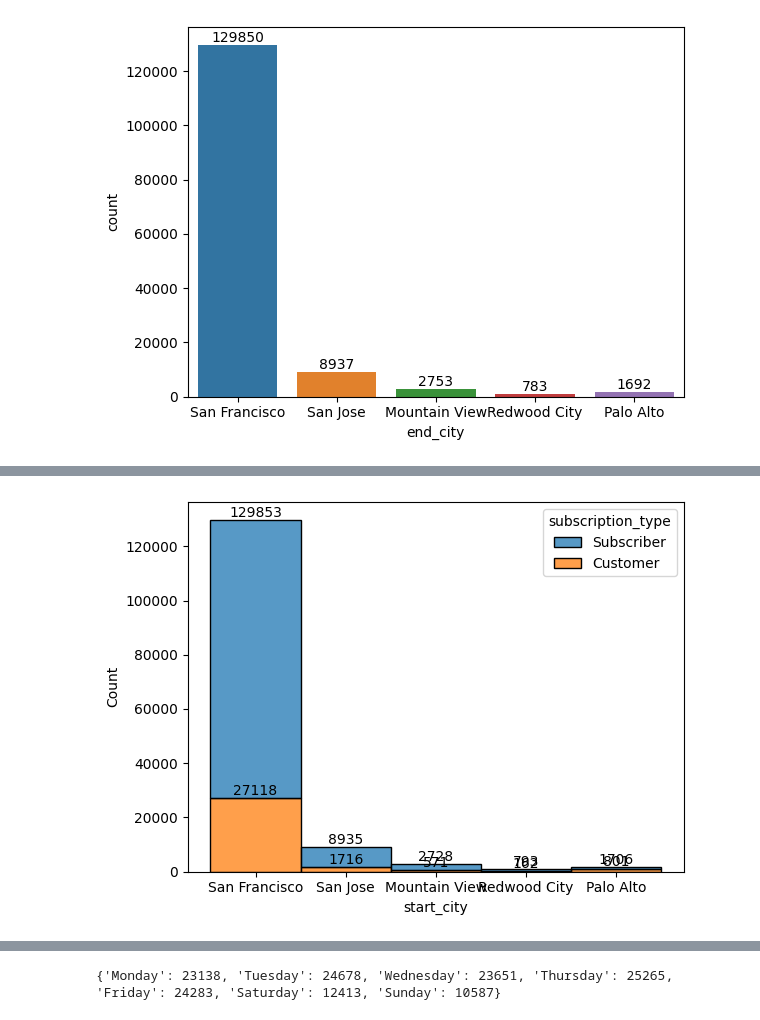
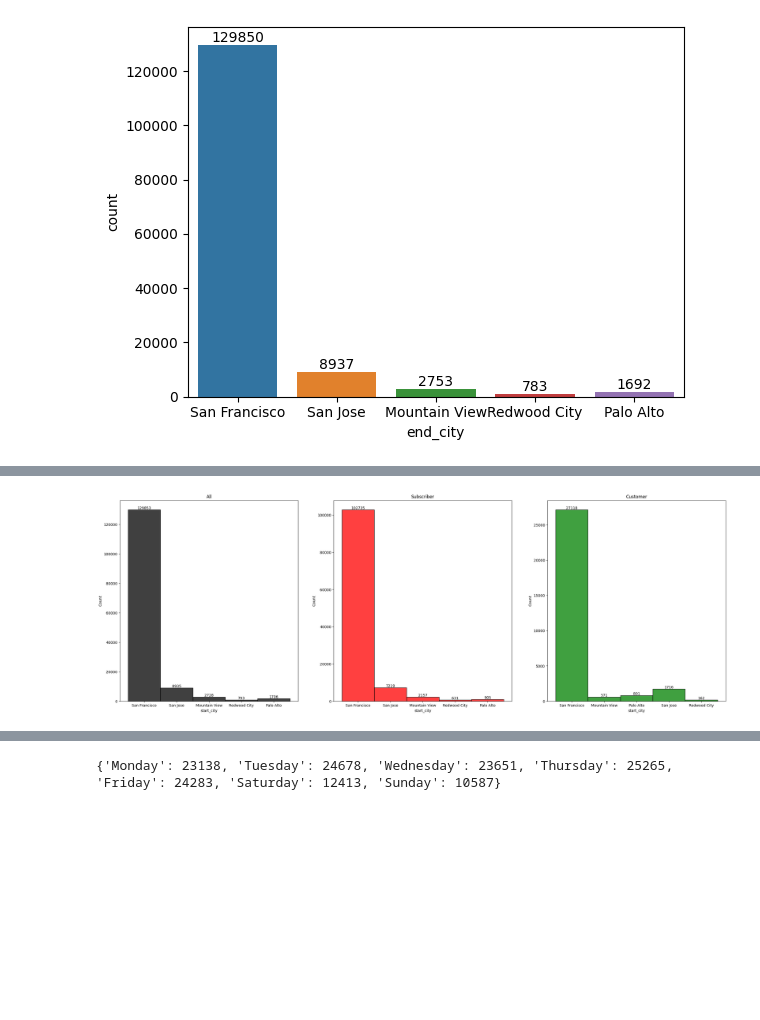
Before and after one commit to qungtai/Data_Analyst_Portfolio, a Jupyter notebook: BayAreaBikeSharing/bay_area_bike_share.ipynb, the cells around one changed output, grey strips where cells are left out. Cells and saved outputs as stored; diff of their text form; code cells hidden in the pictures; blank space fills up the shorter version.

```diff
--- a/BayAreaBikeSharing/bay_area_bike_share.ipynb
+++ b/BayAreaBikeSharing/bay_area_bike_share.ipynb
@@ -246,7 +339,20 @@ plt.show()
 # %%
-ax = sns.histplot(data=trip_summarised, x="start_city", hue="subscription_type", multiple="stack")
+fig, axes = plt.subplots(1,3, figsize = (30,10))
+
+ax = sns.histplot(ax = axes[0],data = trip_summarised, x="start_city", multiple="stack",color = 'black')
+axes[0].set_title("All")
+for label in ax.containers:
+    ax.bar_label(label)
+ax = sns.histplot(ax = axes[1],data = trip_summarised.where(trip_summarised['subscription_type'] == "Subscriber"), x="start_city", multiple="stack", color = 'r')
+axes[1].set_title("Subscriber")
+
+for label in ax.containers:
+    ax.bar_label(label)
+ax =sns.histplot(ax = axes[2],data = trip_summarised.where(trip_summarised['subscription_type'] == "Customer"), x="start_city", multiple="stack",color = 'g')
+axes[2].set_title("Customer")
+
 for label in ax.containers:
     ax.bar_label(label)
 plt.show()
 # %% [output]
-[figure, old version]
+[figure, new version]
```
Also changed, not shown: parts of 23 cells of this notebook.
